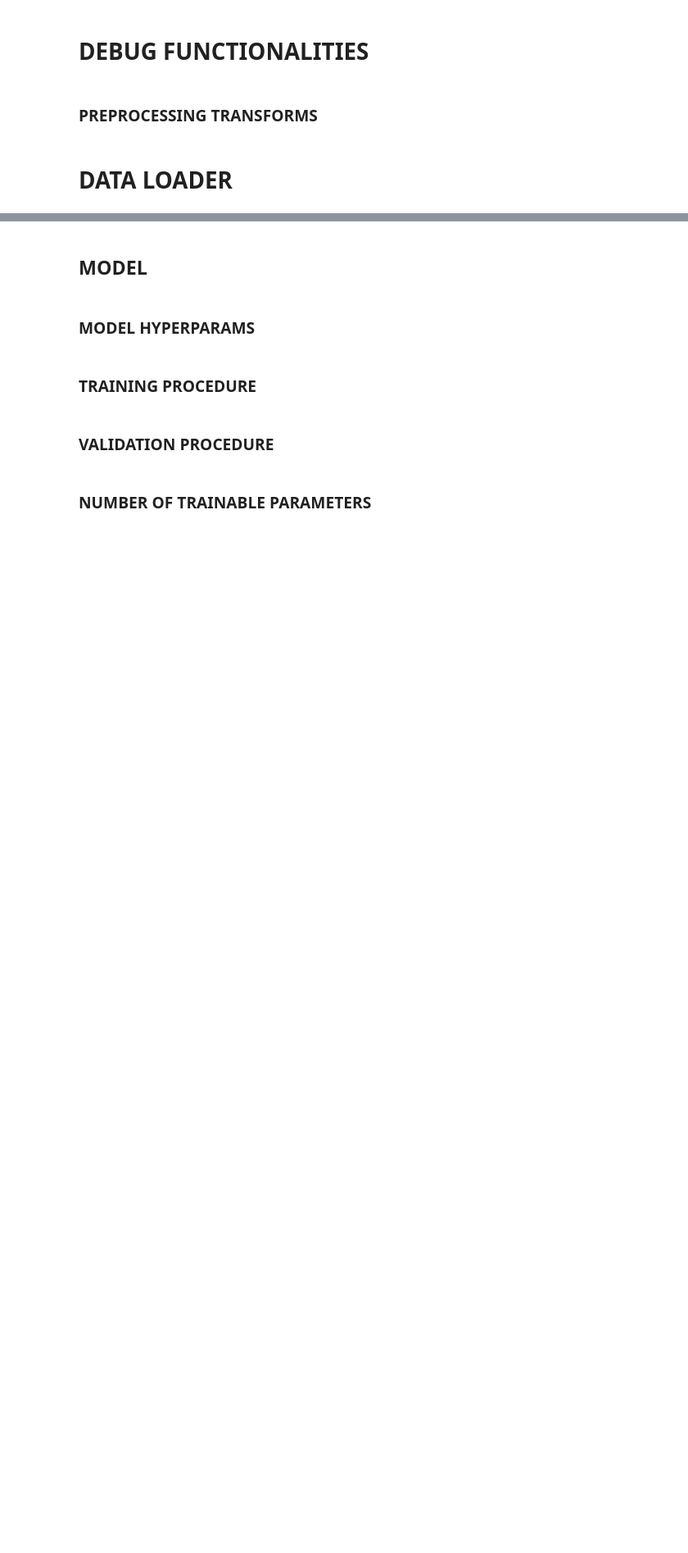
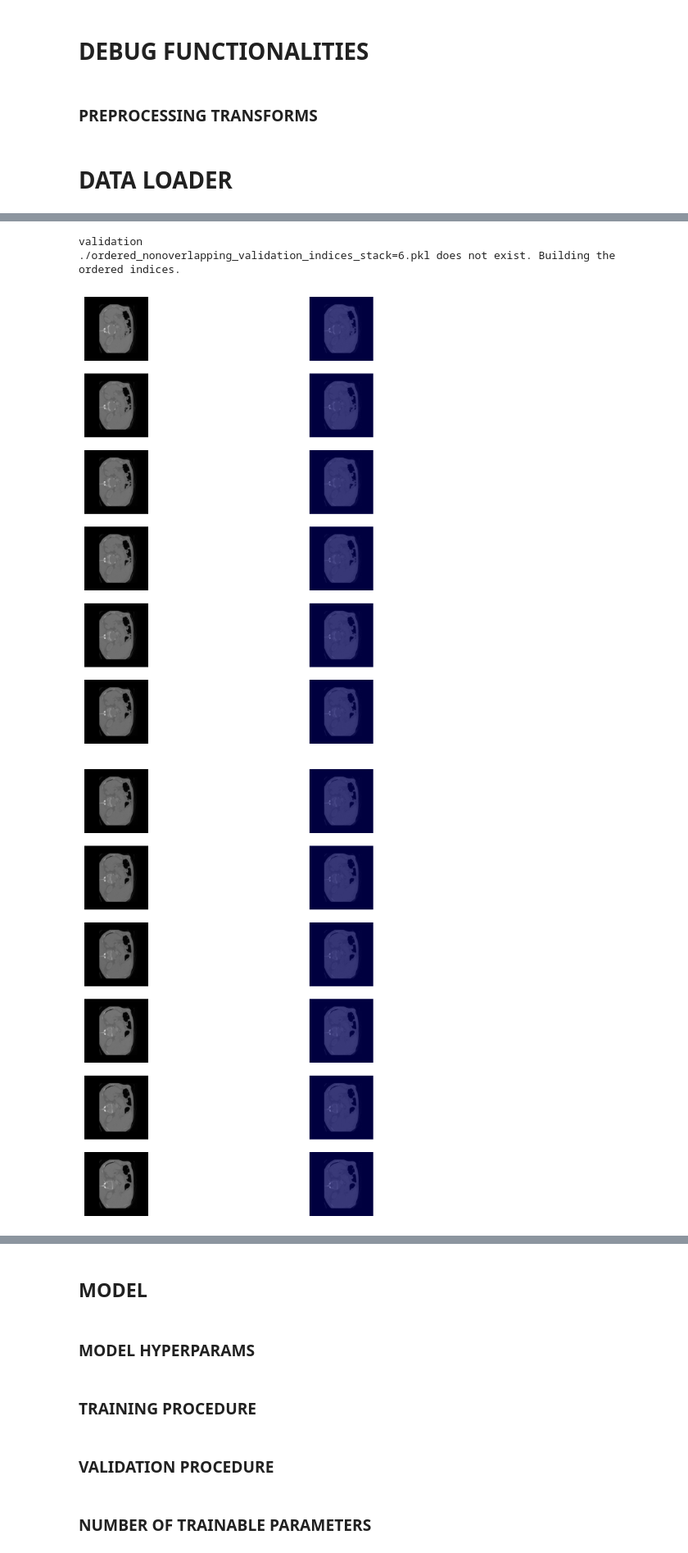
Before and after one commit to Chiru-CatalinMihail/LungCancerCT, a Jupyter notebook: train_MONAI_UNet_reluat_cand_e_liber.ipynb, the cells around one changed output, grey strips where cells are left out. Shown: that part at 82% size. Saved outputs shown, nothing was run; the diff lists cells and outputs as text; code cells hidden in the pictures; blank space fills up the shorter version.

```diff
--- a/train_MONAI_UNet_reluat_cand_e_liber.ipynb
+++ b/train_MONAI_UNet_reluat_cand_e_liber.ipynb
@@ -529,2 +672,20 @@ debug_plot(img_transformed, label_transformed)
 # %%
-msd_val_dataset = msdDataset(datasets_path + val_name, transform = None)
+msd_val_dataset = msdDatasetEvaluation(datasets_path + val_name, transform = None)
+# %% [output]
+validation
+./ordered_nonoverlapping_validation_indices_stack=6.pkl does not exist. Building the ordered indices.
+# %%
+for i in tqdm(range(len(msd_val_dataset))):
+    img, label = msd_val_dataset[i]
+
+    debug_plot(img, label)
+
+    if i >= 2:
+        break
+
+    if img.max() == 0:
+        print("Dataset is corrupted")
+        break
+# %% [output]
+[figure, added]
+[figure, added]
```
Also changed, not shown: parts of 16 cells of this notebook, 50 other files.
